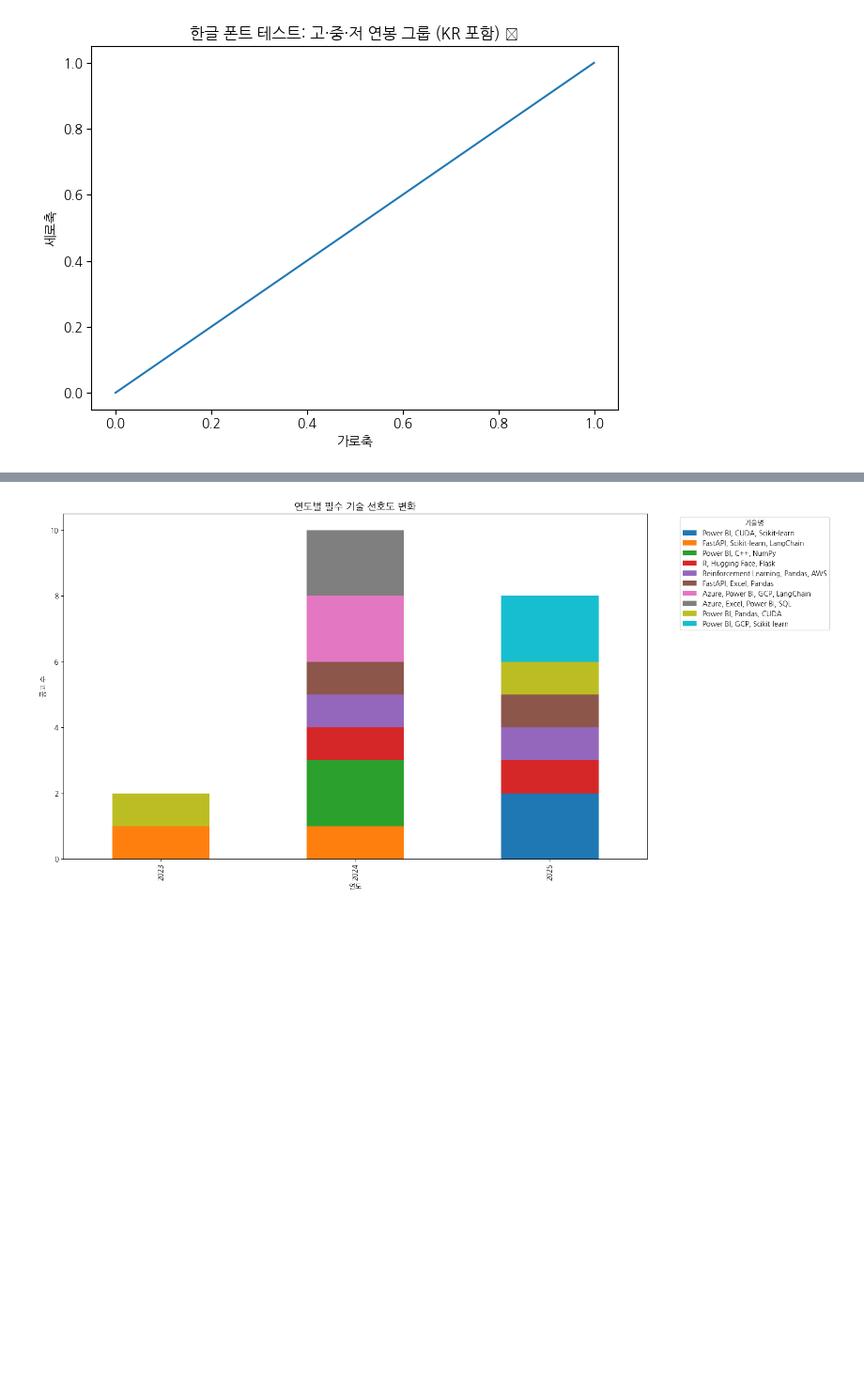
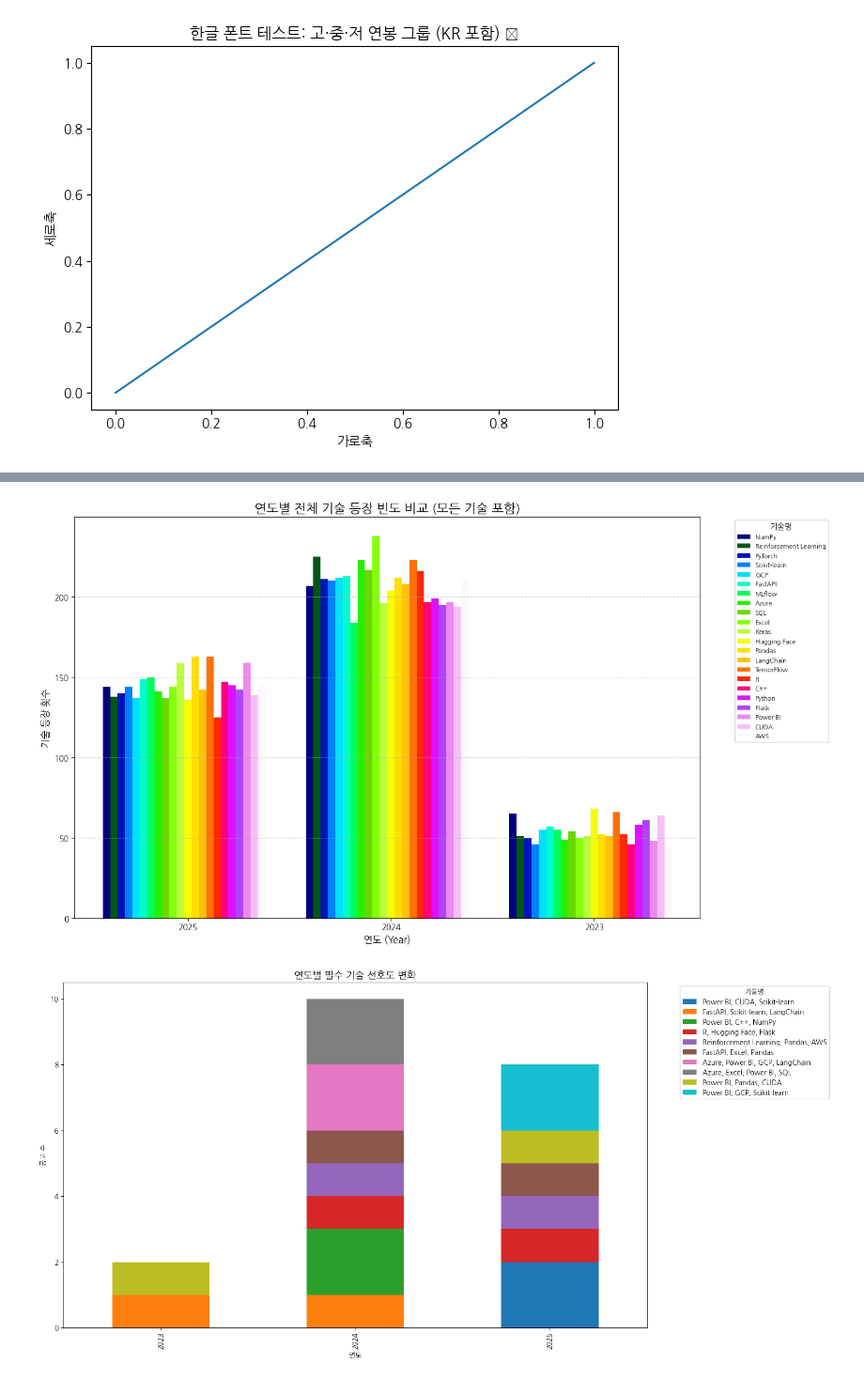
Before and after one commit to kimhyojoong83/project_ai_job, a Jupyter notebook: 연도에_따른_기술선호도(가공전파일).ipynb, the cells around one changed output, grey strips where cells are left out. Shown at 94% size. Drawn from its saved outputs; the diff is of its cells as text; code cells hidden in the pictures; blank space fills up the shorter version.

```diff
--- a/연도에_따른_기술선호도(가공전파일).ipynb
+++ b/연도에_따른_기술선호도(가공전파일).ipynb
@@ -65,3 +198,63 @@ W: Skipping acquire of configured file 'main/source/Sources' as repository 'http
+# %%
+import pandas as pd
+import matplotlib.pyplot as plt
+import matplotlib.cm as cm
+import numpy as np
+
+# 1️⃣ 데이터 불러오기
+df = pd.read_csv("ai_job_market.csv")
+
+# 2️⃣ skills_required 문자열 분리 (쉼표, /, | 로 구분)
+df['skills_required'] = df['skills_required'].astype(str).str.split(r'[,/|]')
+df['posted_date'] = pd.to_datetime(df['posted_date'], errors='coerce')
+
+# 3️⃣ 연도 추출
+df['year'] = df['posted_date'].dt.year
+
+# 4️⃣ 연도별 기술 등장 횟수 계산
+date_skill_counts = {}
+for _, row in df.iterrows():
+    year = row['year']
+    if pd.isna(year):
+        continue
+    for skill in row['skills_required']:
+        skill = skill.strip()
+        if not skill:
+            continue
+        date_skill_counts.setdefault(year, {})
+        date_skill_counts[year][skill] = date_skill_counts[year].get(skill, 0) + 1
+
+# 5️⃣ DataFrame 변환
+skills_by_year = pd.DataFrame(date_skill_counts).fillna(0).astype(int).T
+
+# 6️⃣ 색상 팔레트
+num_skills = len(skills_by_year.columns)
+colors = cm.gist_ncar(np.linspace(0, 1, num_skills))
+
+# 7️⃣ 그래프 시각화
+plt.figure(figsize=(14, 8))
+bar_width = 0.8 / len(skills_by_year.columns)
+x = np.arange(len(skills_by_year.index))
+
+for i, skill in enumerate(skills_by_year.columns):
+    plt.bar(
+        x + i * bar_width,
+        skills_by_year[skill].values,
+        width=bar_width,
+        label=skill,
+        color=colors[i % len(colors)]
+    )
+
+plt.title("연도별 전체 기술 등장 빈도 비교 (모든 기술 포함)", fontsize=16)
+plt.xlabel("연도 (Year)", fontsize=12)
+plt.ylabel("기술 등장 횟수", fontsize=12)
+plt.xticks(x + bar_width * len(skills_by_year.columns)/2, skills_by_year.index.astype(str))
+plt.legend(title="기술명", bbox_to_anchor=(1.05, 1), loc='upper left', fontsize=8)
+plt.grid(axis='y', linestyle='--', alpha=0.6)
+plt.tight_layout()
+plt.show()
+# %% [output]
+[figure, added]
 # %%
 import pandas as pd
 import matplotlib.pyplot as plt
```
Also changed, not shown: parts of 7 cells of this notebook.
